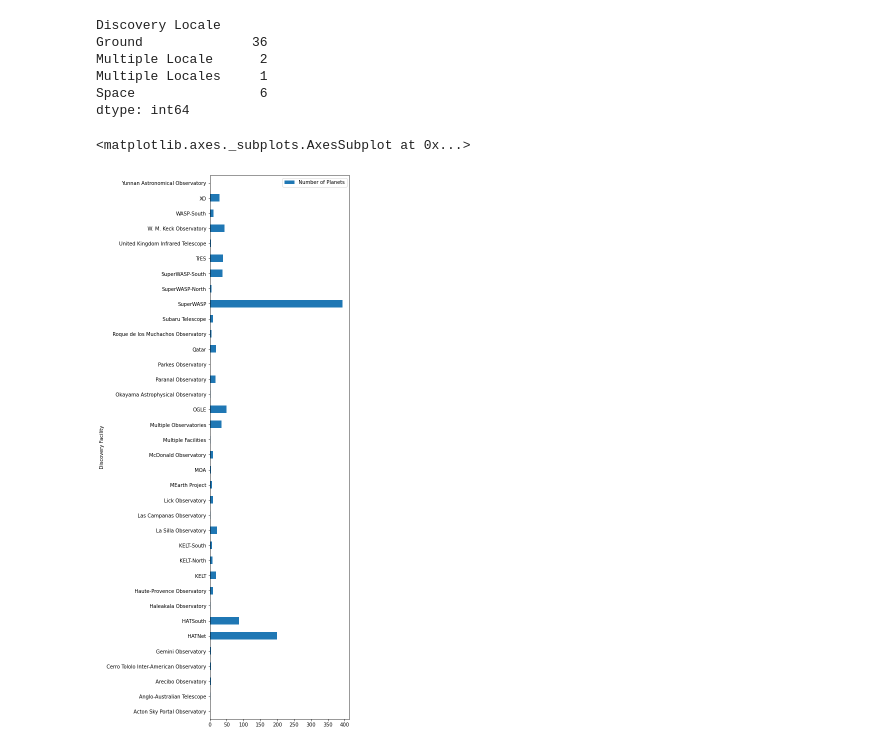
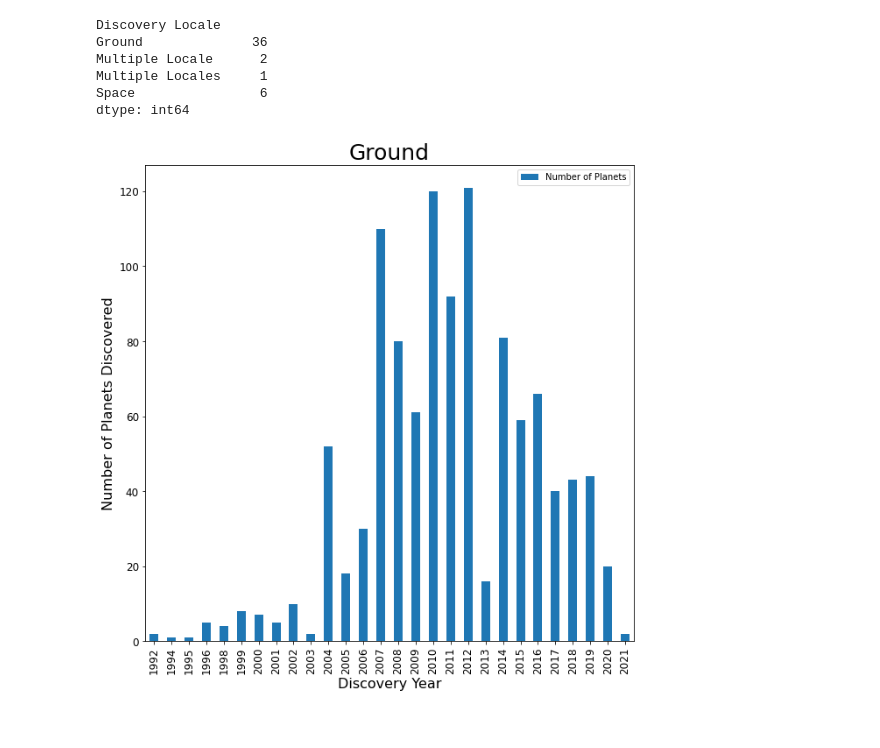
Before and after one commit to Crazyspaceman-hd/Exoplanets, a Jupyter notebook: Exoplanets.ipynb, the cells around one changed output. Drawn from its saved outputs; the diff is of its cells as text; code cells hidden in the pictures.

```diff
--- a/Exoplanets.ipynb
+++ b/Exoplanets.ipynb
@@ -342,10 +350,13 @@ Space                6
 dtype: int64
 # %%
 fac_earth=disc_loc[disc_loc ['Discovery Locale'] == 'Ground']
-disc_fac_ground= fac_earth.groupby('Discovery Facility').agg({'Number of Planets':'count'})
-disc_fac_ground.plot.barh(figsize=(5,20))
+disc_year_ground= fac_earth.groupby('Discovery Year').agg({'Number of Planets':'count'})
+disc_year_ground.plot(kind='bar', figsize=(10, 10), fontsize=12)
+plt.title(label="Ground", fontsize=25)
+plt.xlabel('Discovery Year', fontsize=16)
+plt.ylabel('Number of Planets Discovered', fontsize=16)
+plt.savefig('./Images/disc_year_ground')
 # %% [output]
-<matplotlib.axes._subplots.AxesSubplot at 0x...>
-[figure, old version]
+[figure, new version]
 # %%
 fac_space=full_df[full_df ['Discovery Locale'] == 'Space']
```
Also changed, not shown: parts of 3 cells of this notebook, 6 other files.
